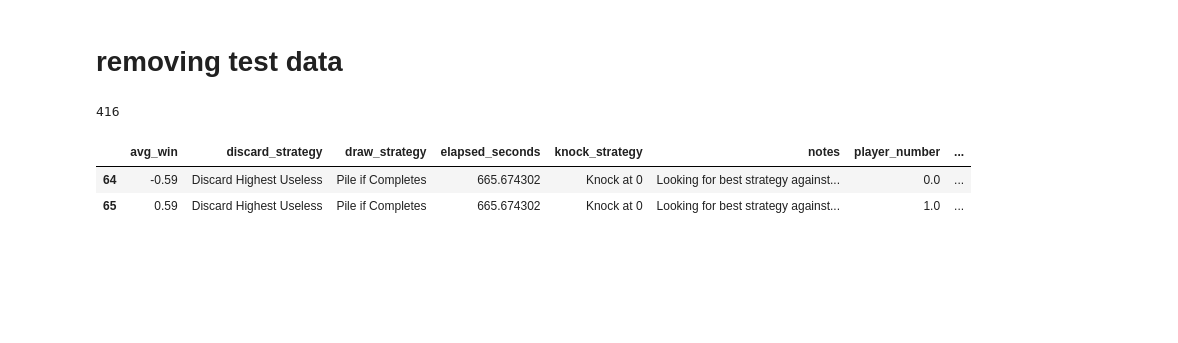
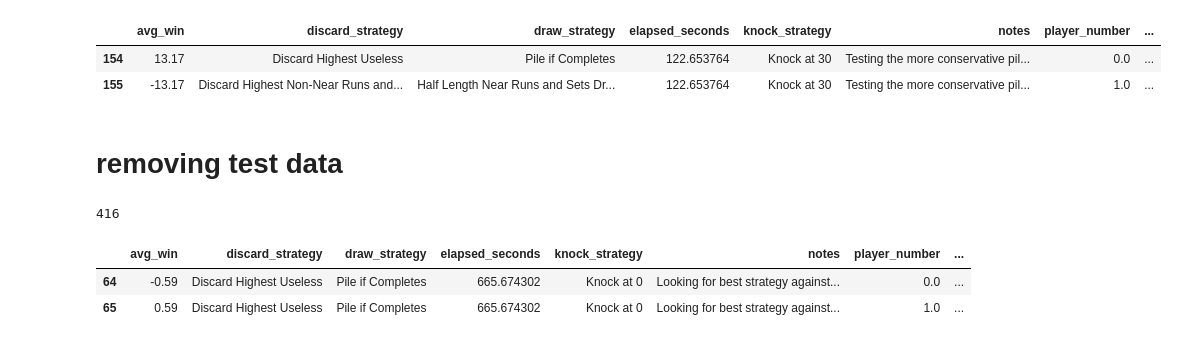
Before and after one commit to bmjoseph/NineCard, a Jupyter notebook: Analysis2.ipynb, the cells around one changed output. Cells and saved outputs as stored; diff of their text form; code cells hidden in the pictures; blank space fills up the shorter version.

```diff
--- a/Analysis2.ipynb
+++ b/Analysis2.ipynb
@@ -18,0 +29,3 @@ results.head()
+# %%
+a = results[results['notes'] == 'Testing the more conservative pile and discard strategy vs the more aggressive near runs/sets pile and discard strategy. Knock values will be same for both players']
+a.head()
@@ -19,3 +39,9 @@ results.head()
+# %%
+a[a['knock_strategy'] == 'Knock at 30']
+# %% [output]
+|  | avg_win | discard_strategy | draw_strategy | elapsed_seconds | knock_strategy | notes | player_number | ... |
+| 154 | 13.17 | Discard Highest Useless | Pile if Completes | 122.653764 | Knock at 30 | Testing the more conservative pil... | 0.0 | ... |
+| 155 | -13.17 | Discard Highest Non-Near Runs and... | Half Length Near Runs and Sets Dr... | 122.653764 | Knock at 30 | Testing the more conservative pil... | 1.0 | ... |
 # %% [markdown]
 # removing test data
 # %%
```
Also changed, not shown: parts of 4 cells of this notebook, 7 other files.
